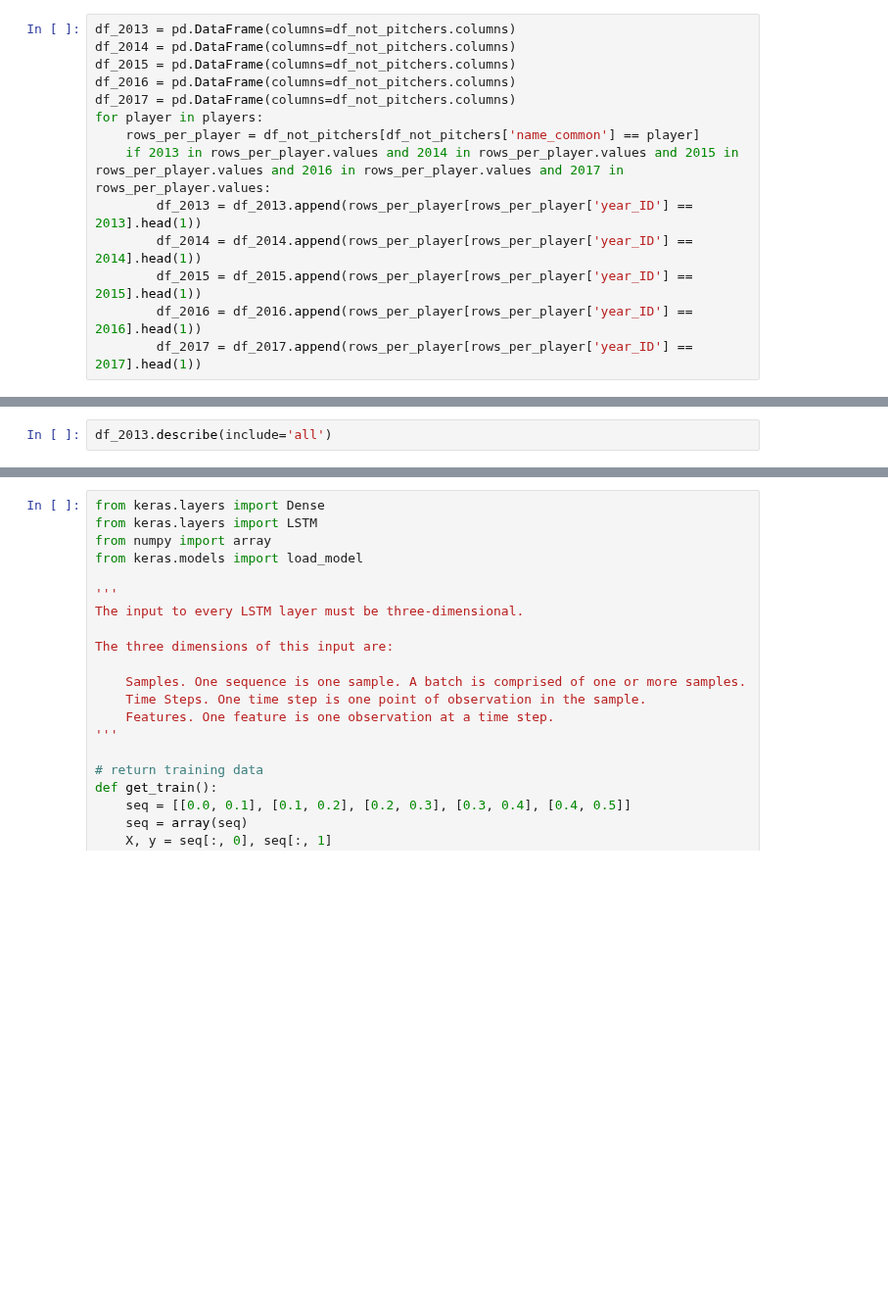
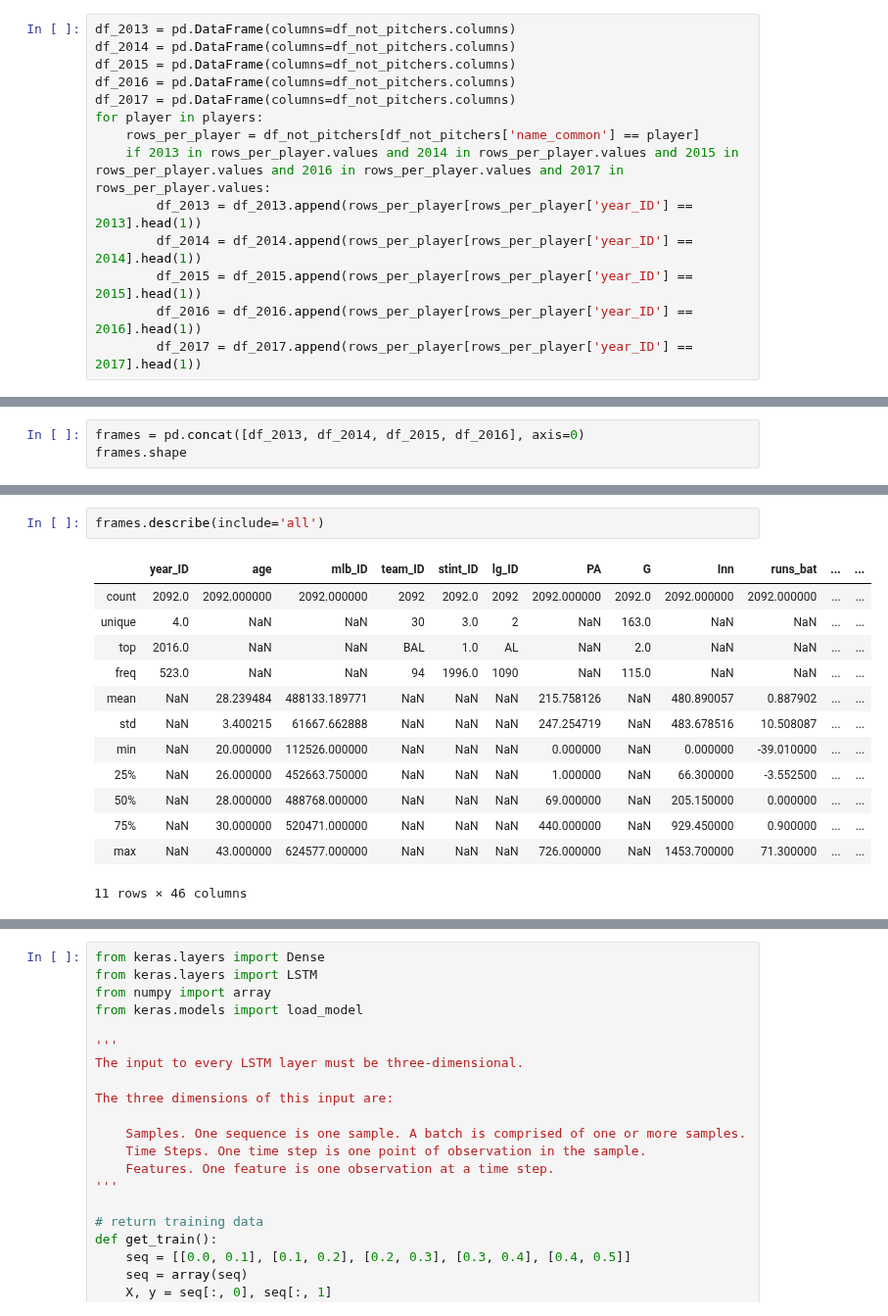
Before and after one commit to LACoderDeBH/CS229-Final-Project, a Jupyter notebook: LSTM_model.ipynb, the cells around one changed output, grey strips where cells are left out. Shown at 98% size. Drawn from its saved outputs; the diff is of its cells as text; blank space fills up the shorter version.

Commit message:
data input in correct shape

```diff
--- a/LSTM_model.ipynb
+++ b/LSTM_model.ipynb
@@ -467,0 +457,3 @@ df_2017:  (523, 49)
+# %%
+frames = pd.concat([df_2013, df_2014, df_2015, df_2016], axis=0)
+frames.shape
@@ -473,5 +472,19 @@ result.head(0)
 # %%
-df_2013.describe(include='all')
+frames.describe(include='all')
+# %% [output]
+|  | year_ID | age | mlb_ID | team_ID | stint_ID | lg_ID | PA | G | Inn | runs_bat | ... | ... |
+| count | 2092.0 | 2092.000000 | 2092.000000 | 2092 | 2092.0 | 2092 | 2092.000000 | 2092.0 | 2092.000000 | 2092.000000 | ... | ... |
+| unique | 4.0 | NaN | NaN | 30 | 3.0 | 2 | NaN | 163.0 | NaN | NaN | ... | ... |
+| top | 2016.0 | NaN | NaN | BAL | 1.0 | AL | NaN | 2.0 | NaN | NaN | ... | ... |
+| freq | 523.0 | NaN | NaN | 94 | 1996.0 | 1090 | NaN | 115.0 | NaN | NaN | ... | ... |
+| mean | NaN | 28.239484 | 488133.189771 | NaN | NaN | NaN | 215.758126 | NaN | 480.890057 | 0.887902 | ... | ... |
+| std | NaN | 3.400215 | 61667.662888 | NaN | NaN | NaN | 247.254719 | NaN | 483.678516 | 10.508087 | ... | ... |
+| min | NaN | 20.000000 | 112526.000000 | NaN | NaN | NaN | 0.000000 | NaN | 0.000000 | -39.010000 | ... | ... |
+| 25% | NaN | 26.000000 | 452663.750000 | NaN | NaN | NaN | 1.000000 | NaN | 66.300000 | -3.552500 | ... | ... |
+| 50% | NaN | 28.000000 | 488768.000000 | NaN | NaN | NaN | 69.000000 | NaN | 205.150000 | 0.000000 | ... | ... |
+| 75% | NaN | 30.000000 | 520471.000000 | NaN | NaN | NaN | 440.000000 | NaN | 929.450000 | 0.900000 | ... | ... |
+| max | NaN | 43.000000 | 624577.000000 | NaN | NaN | NaN | 726.000000 | NaN | 1453.700000 | 71.300000 | ... | ... |
+11 rows × 46 columns
 # %%
 from numpy import zeros, newaxis
 allSamples = []
```
Also changed, not shown: parts of 33 cells of this notebook.
